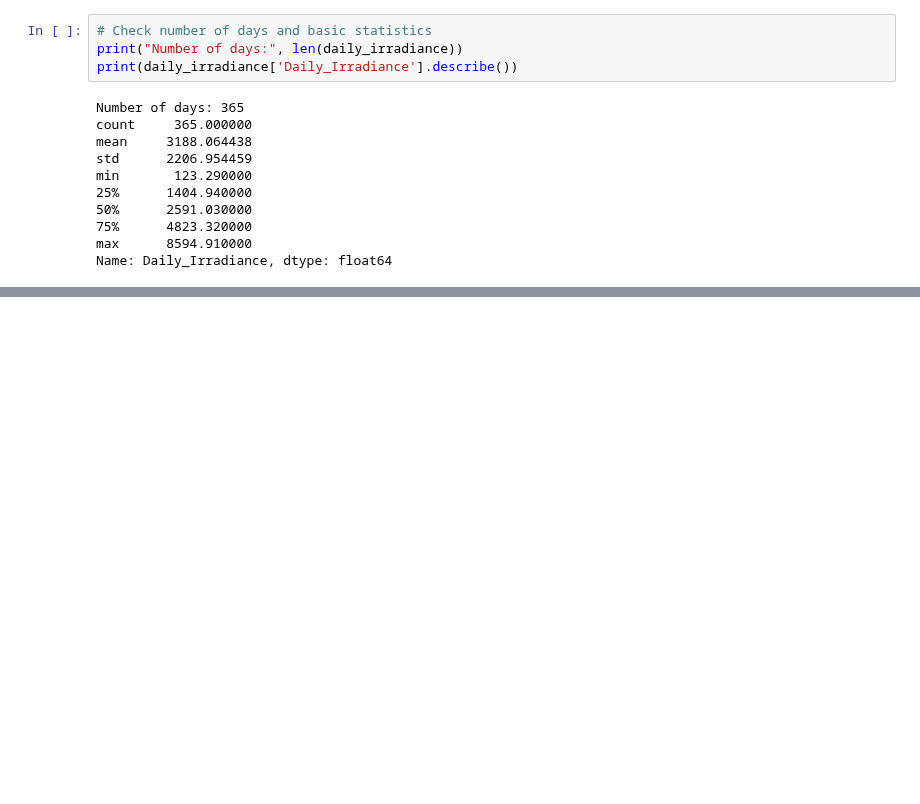
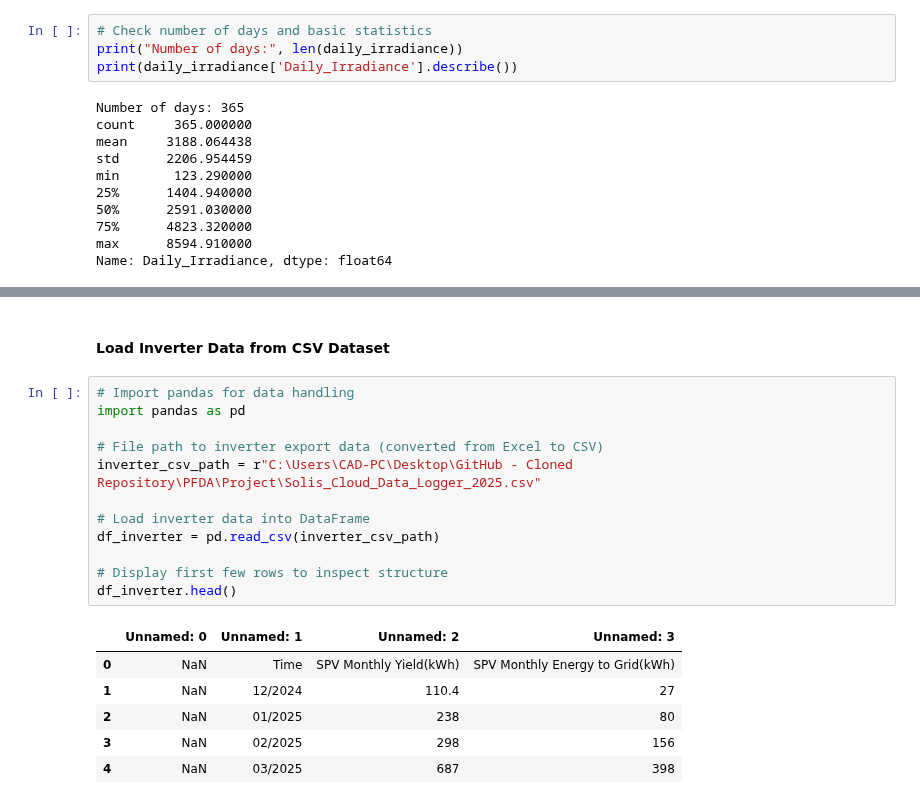
Before and after one commit to p-sav/PFDA, a Jupyter notebook: Project/Energy_analysis.ipynb, the cells around one changed output, grey strips where cells are left out. Saved outputs shown, nothing was run; the diff lists cells and outputs as text; blank space fills up the shorter version.

```diff
--- a/Project/Energy_analysis.ipynb
+++ b/Project/Energy_analysis.ipynb
@@ -984,0 +1049,21 @@ Name: Daily_Irradiance, dtype: float64
+# %% [markdown]
+#### Load Inverter Data from CSV Dataset
+# %%
+# Import pandas for data handling
+import pandas as pd
+
+# File path to inverter export data (converted from Excel to CSV)
+inverter_csv_path = r"C:\Users\CAD-PC\Desktop\GitHub - Cloned Repository\PFDA\Project\Solis_Cloud_Data_Logger_2025.csv"
+
+# Load inverter data into DataFrame
+df_inverter = pd.read_csv(inverter_csv_path)
+
+# Display first few rows to inspect structure
+df_inverter.head()
+# %% [output]
+|  | Unnamed: 0 | Unnamed: 1 | Unnamed: 2 | Unnamed: 3 |
+| 0 | NaN | Time | SPV Monthly Yield(kWh) | SPV Monthly Energy to Grid(kWh) |
+| 1 | NaN | 12/2024 | 110.4 | 27 |
+| 2 | NaN | 01/2025 | 238 | 80 |
+| 3 | NaN | 02/2025 | 298 | 156 |
+| 4 | NaN | 03/2025 | 687 | 398 |
```
Also changed, not shown: parts of 22 cells of this notebook, 1 other file.
